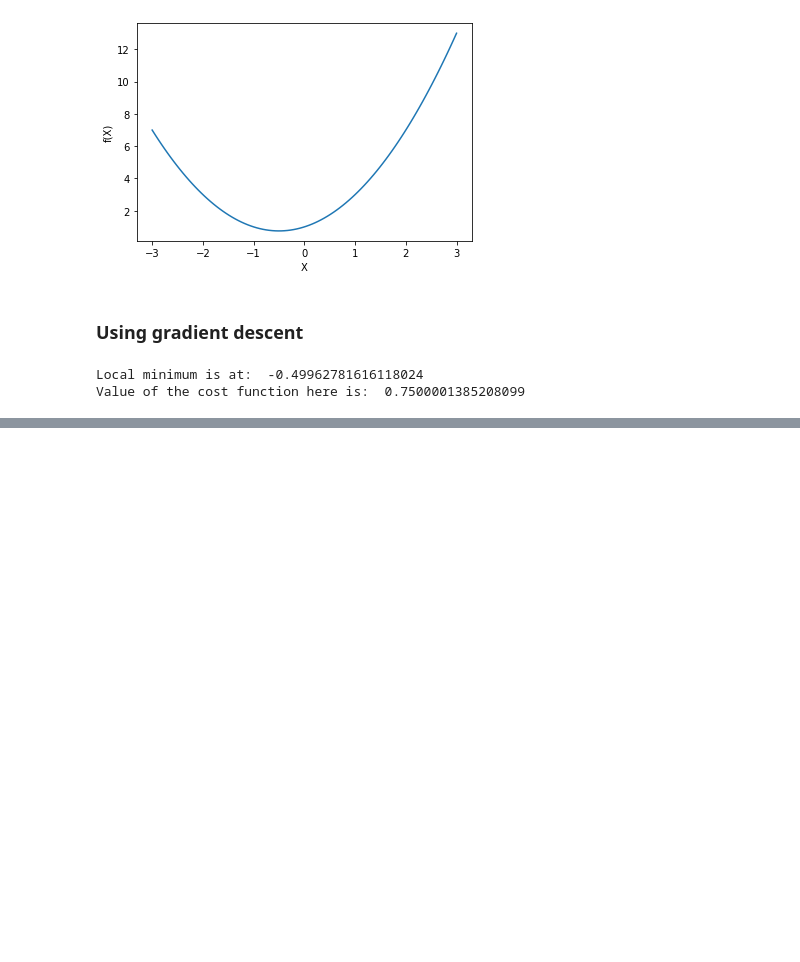
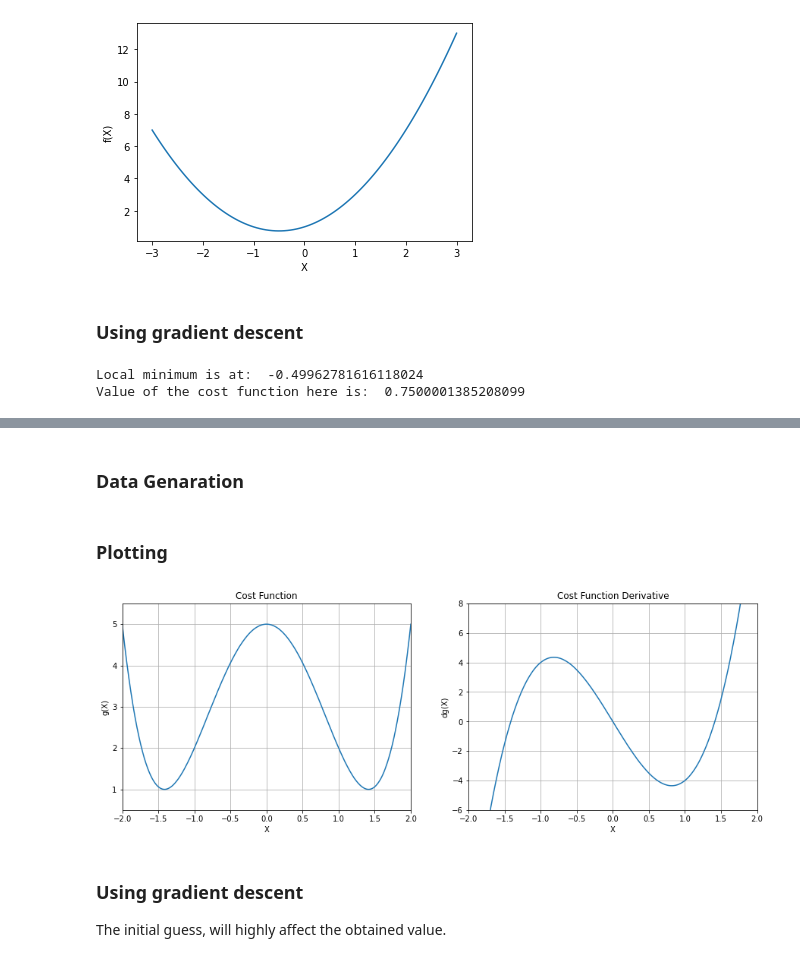
Before and after one commit to BalazsSzekeres/gradiant-descent-sample, a Jupyter notebook: src/gradient_descent_jn.ipynb, the cells around one changed output, grey strips where cells are left out. Cells and saved outputs as stored; diff of their text form; code cells hidden in the pictures; blank space fills up the shorter version.

Commit message:
Added initial value inspection

```diff
--- a/src/gradient_descent_jn.ipynb
+++ b/src/gradient_descent_jn.ipynb
@@ -46,0 +51,40 @@ Value of the cost function here is:  0.7500001385208099
+# %%
+def g(x):
+    return x**4 - 4*x**2 +5
+
+def dg(x):
+    return 4*x**3 - 8*x
+# %% [markdown]
+### Data Genaration
+# %%
+x_2 = np.linspace(start=-2, stop=2, num=1000)
+# %% [markdown]
+### Plotting
+# %%
+# Plot 1
+plt.figure(figsize=[15, 5])
+plt.subplot(1,2,1)
+plt.xlim(-2,2)
+plt.ylim(0.5,5.5)
+plt.title('Cost Function')
+plt.xlabel('X')
+plt.ylabel('g(X)')
+plt.grid()
+plt.plot(x_2, g(x_2))
+
+# Plot 2
+plt.subplot(1,2,2)
+plt.xlim(-2,2)
+plt.ylim(-6,8)
+plt.title('Cost Function Derivative')
+plt.xlabel('X')
+plt.ylabel('dg(X)')
+plt.grid()
+plt.plot(x_2, dg(x_2))
+
+plt.show()
+# %% [output]
+[figure, added]
+# %% [markdown]
+### Using gradient descent
+The initial guess, will highly affect the obtained value.
```
Also changed, not shown: parts of 4 cells of this notebook.
